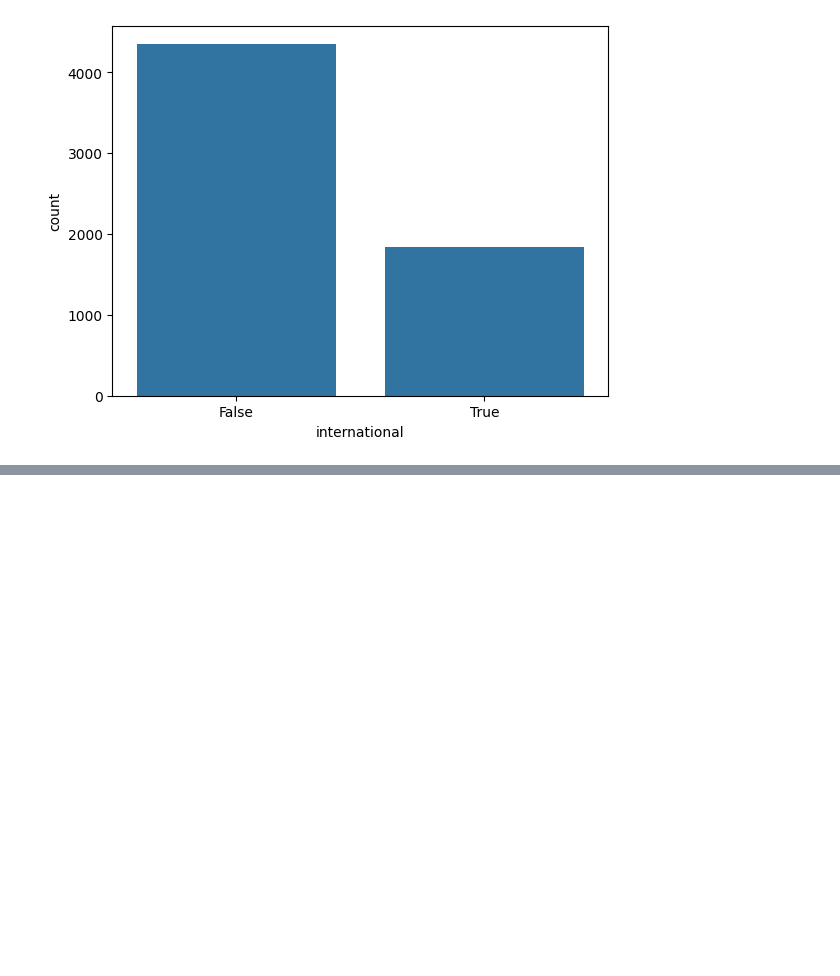
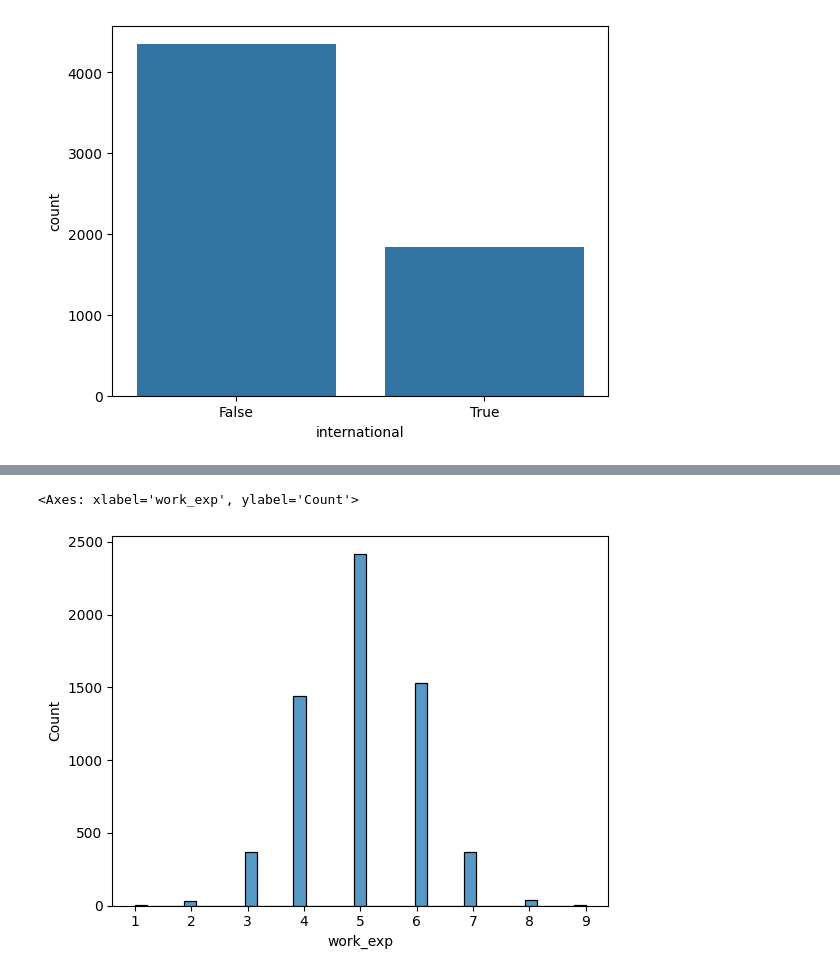
Before and after one commit to saadkhalidabbasi/EDA-Projects, a Jupyter notebook: MBA_Admission_EDA.ipynb, the cells around one changed output, grey strips where cells are left out. Drawn from its saved outputs; the diff is of its cells as text; code cells hidden in the pictures; blank space fills up the shorter version.

```diff
--- a/MBA_Admission_EDA.ipynb
+++ b/MBA_Admission_EDA.ipynb
@@ -135,0 +150,5 @@ fig.show()
+# %%
+sns.histplot(df,x="work_exp")
+# %% [output]
+<Axes: xlabel='work_exp', ylabel='Count'>
+[figure, added]
```
Also changed, not shown: parts of 8 cells of this notebook.
